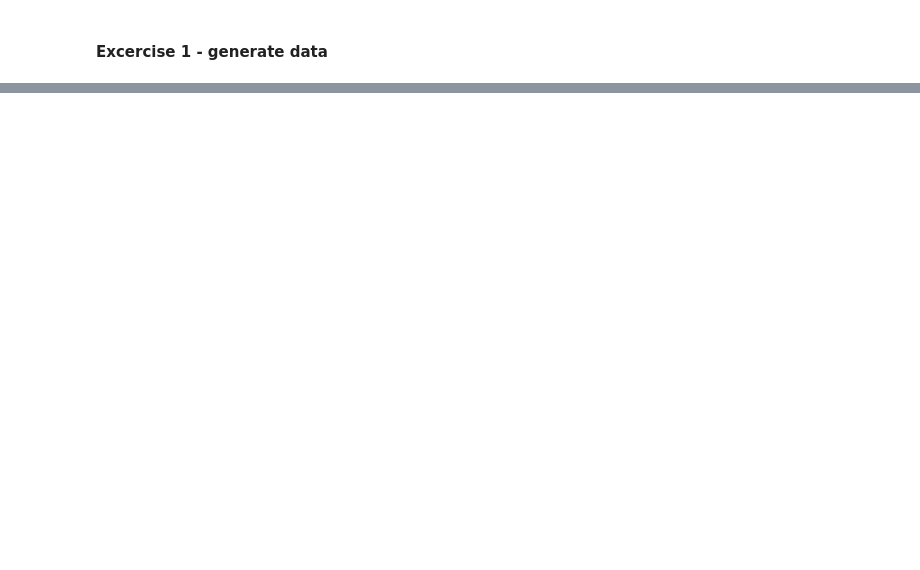
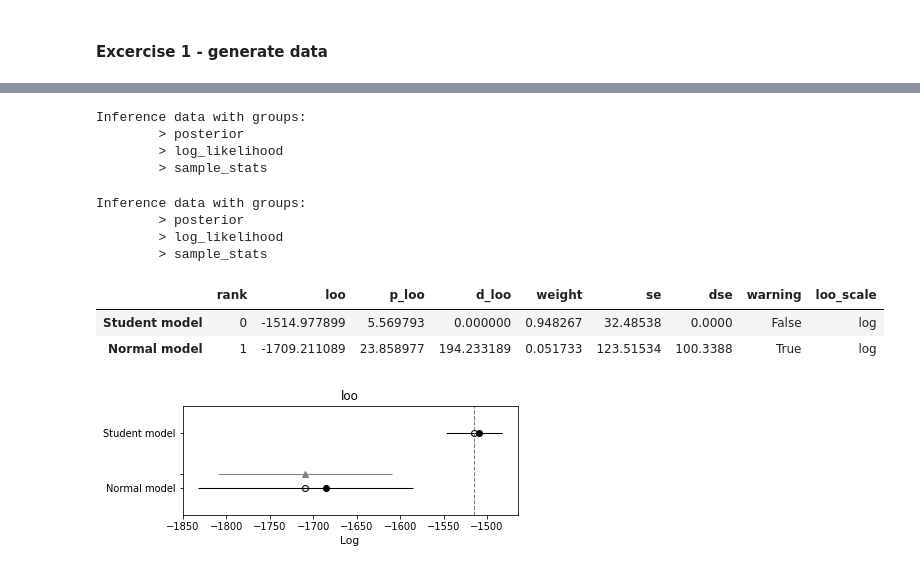
Before and after one commit to bartoszzak/Data_Analytics, a Jupyter notebook: lab6/lab6.ipynb, the cells around one changed output, grey strips where cells are left out. Saved outputs shown, nothing was run; the diff lists cells and outputs as text; code cells hidden in the pictures; blank space fills up the shorter version.

```diff
--- a/lab6/lab6.ipynb
+++ b/lab6/lab6.ipynb
@@ -59,0 +154,5 @@ generated quantities {
+# %%
+model3 = CmdStanModel(stan_file="code_3.stan")
+fit1 = model3.sample(data={'N': N, 'y': df1.loc[:, 'y[1]':f'y[{N}]'].values.reshape((N,))},
+                     seed=1234)
+fit1.draws_pd()
@@ -59,0 +187,5 @@ generated quantities {
+# %%
+model4 = CmdStanModel(stan_file="code_4.stan")
+fit2 = model4.sample(data={'N': N, 'y': df1.loc[:, 'y[1]':f'y[{N}]'].values.reshape((N,))},
+                     seed=1234)
+fit2.draws_pd()
@@ -59,0 +223,32 @@ generated quantities {
+# %%
+# Create InferenceData objects
+inf_data1 = az.from_cmdstanpy(fit1)
+inf_data2 = az.from_cmdstanpy(fit2)
+# %%
+inf_data1
+# %% [output]
+Inference data with groups:
+        > posterior
+        > log_likelihood
+        > sample_stats
+# %%
+inf_data2
+# %% [output]
+Inference data with groups:
+        > posterior
+        > log_likelihood
+        > sample_stats
+# %%
+# Compare using loo criteria
+model_comp = az.compare({'Normal model': inf_data1, 'Student model': inf_data2}, ic='loo')
+model_comp
+# %% [output]
+|  | rank | loo | p_loo | d_loo | weight | se | dse | warning | loo_scale |
+| Student model | 0 | -1514.977899 | 5.569793 | 0.000000 | 0.948267 | 32.48538 | 0.0000 | False | log |
+| Normal model | 1 | -1709.211089 | 23.858977 | 194.233189 | 0.051733 | 123.51534 | 100.3388 | True | log |
+# %%
+az.plot_compare(model_comp)
+plt.title('loo')
+plt.show()
+# %% [output]
+[figure, added]
```
Also changed, not shown: parts of 25 cells of this notebook.
